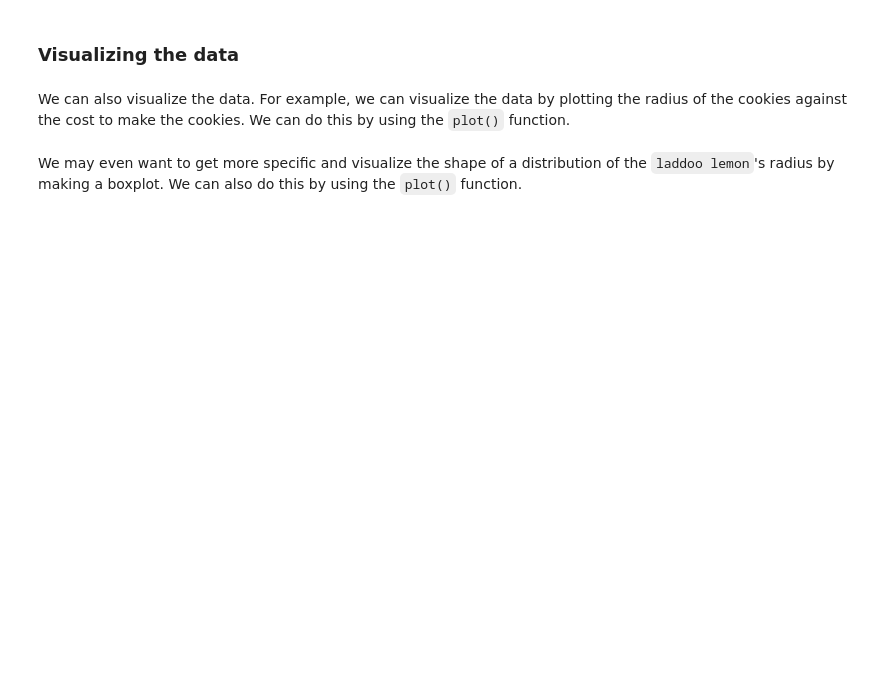
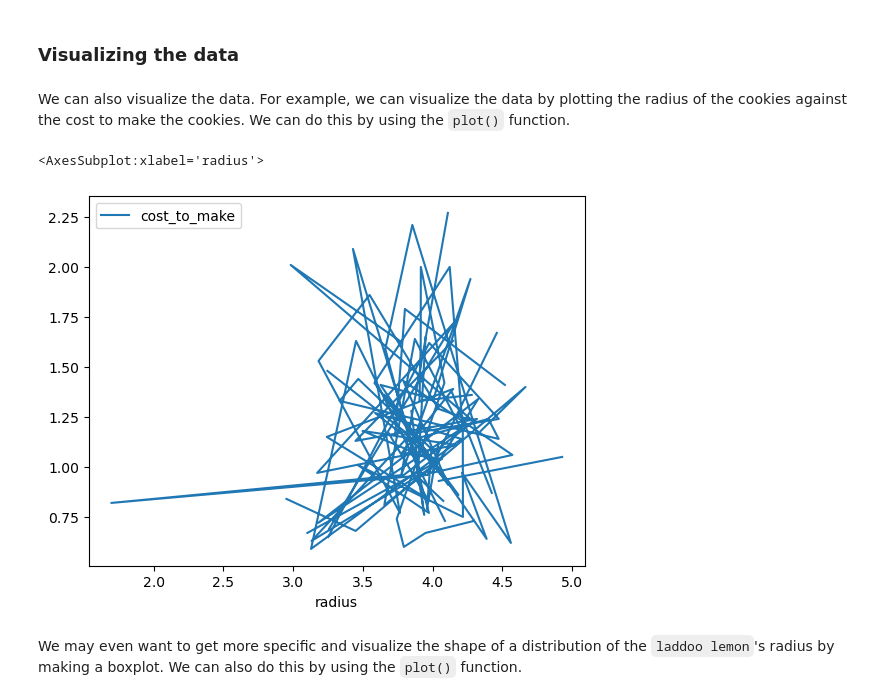
Before and after one commit to gallettilance/CS506-Spring2023, a Jupyter notebook: labs/02-lab/lab02.ipynb, the cells around one changed output. Drawn from its saved outputs; the diff is of its cells as text; code cells hidden in the pictures; blank space fills up the shorter version.

```diff
--- a/labs/02-lab/lab02.ipynb
+++ b/labs/02-lab/lab02.ipynb
@@ -252,3 +252,5 @@ We may also want to aggregate the data. For example, we can aggregate the data b
 # %%
 #TODO: add a column to the dataframe that is the
 # calories per radius
+df["calories_per_radius"] = df["calories"] / df["radius"]
+df.apply("calories_per_radius")
@@ -262,6 +292,10 @@ Or we can just get rid of this column if we find it useless. We can do this by u
 We can also visualize the data. For example, we can visualize the data by plotting the radius of the cookies against the cost to make the cookies. We can do this by using the `plot()` function.
 # %%
 #TODO: plot the radius (x) versus cost to make (y)
+df.plot(x="radius", y="cost_to_make")
+# %% [output]
+<AxesSubplot:xlabel='radius'>
+[figure, added]
 # %% [markdown]
 We may even want to get more specific and visualize the shape of a distribution of the `laddoo lemon`'s radius by making a boxplot. We can also do this by using the `plot()` function.
 # %%
```
Also changed, not shown: parts of 4 cells of this notebook.
